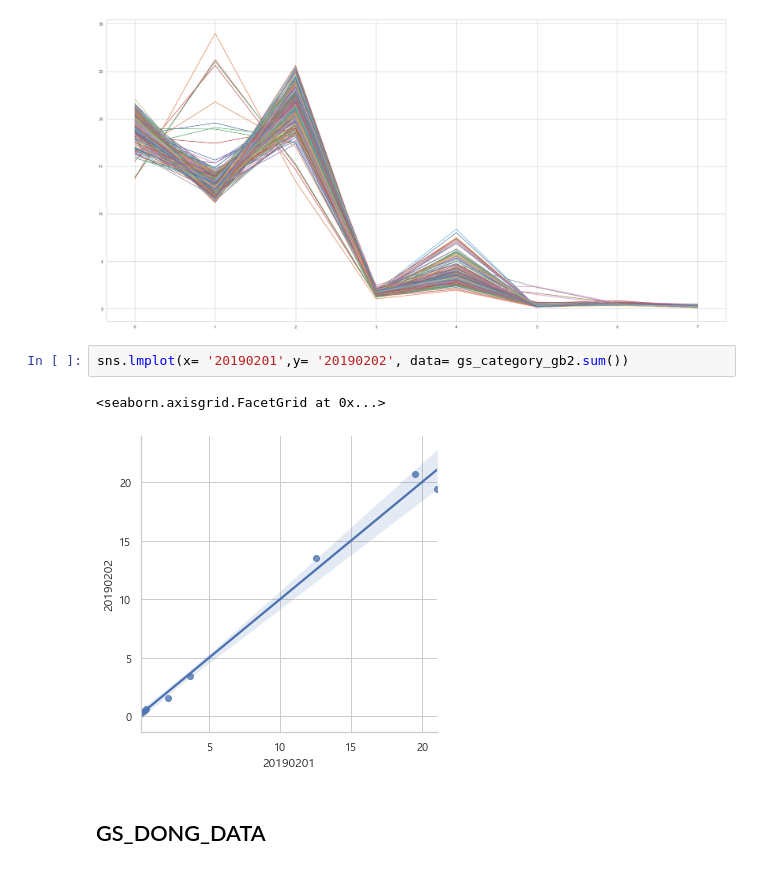
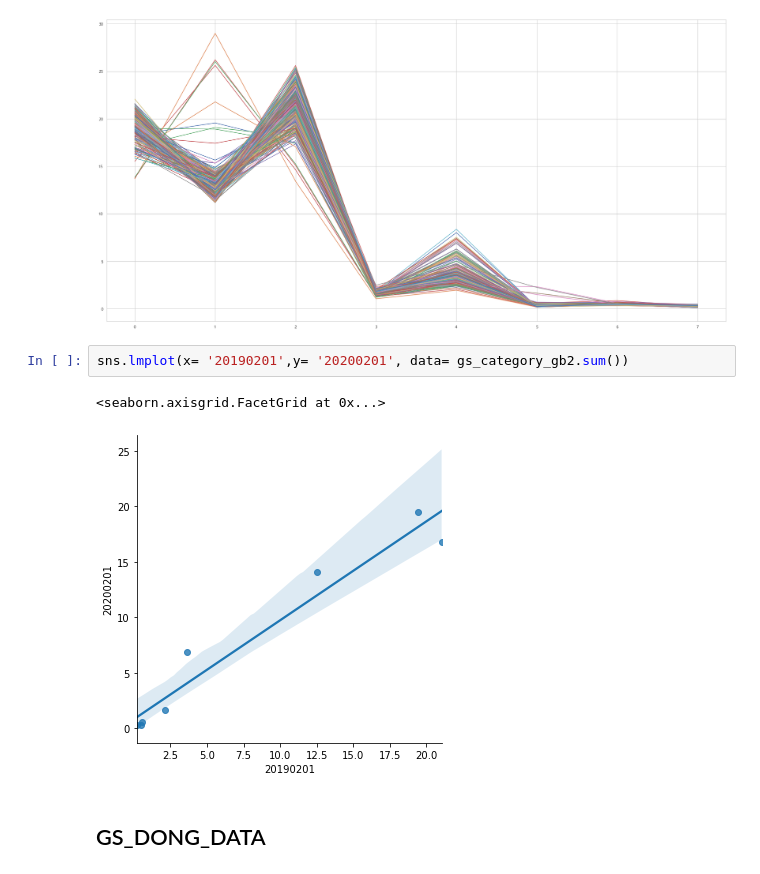
Before and after one commit to Lee-JeongMin/Bigcontest2020, a Jupyter notebook: EDA/20200812_EDA_SH.ipynb, the cells around one changed output. Cells and saved outputs as stored; diff of their text form.

```diff
--- a/EDA/20200812_EDA.ipynb
+++ b/EDA/20200812_EDA_SH.ipynb
@@ -357,10 +357,10 @@ plt.plot(gs_category_gb2.sum())
  <matplotlib.lines.Line2D at 0x...>]
 [figure]
 # %%
-sns.lmplot(x= '20190201',y= '20190202', data= gs_category_gb2.sum())
+sns.lmplot(x= '20190201',y= '20200201', data= gs_category_gb2.sum())
 # %% [output]
 <seaborn.axisgrid.FacetGrid at 0x...>
-[figure, old version]
+[figure, new version]
 # %% [markdown]
 ## GS_DONG_DATA
 # %%
```
Also changed, not shown: parts of 9 cells of this notebook.
